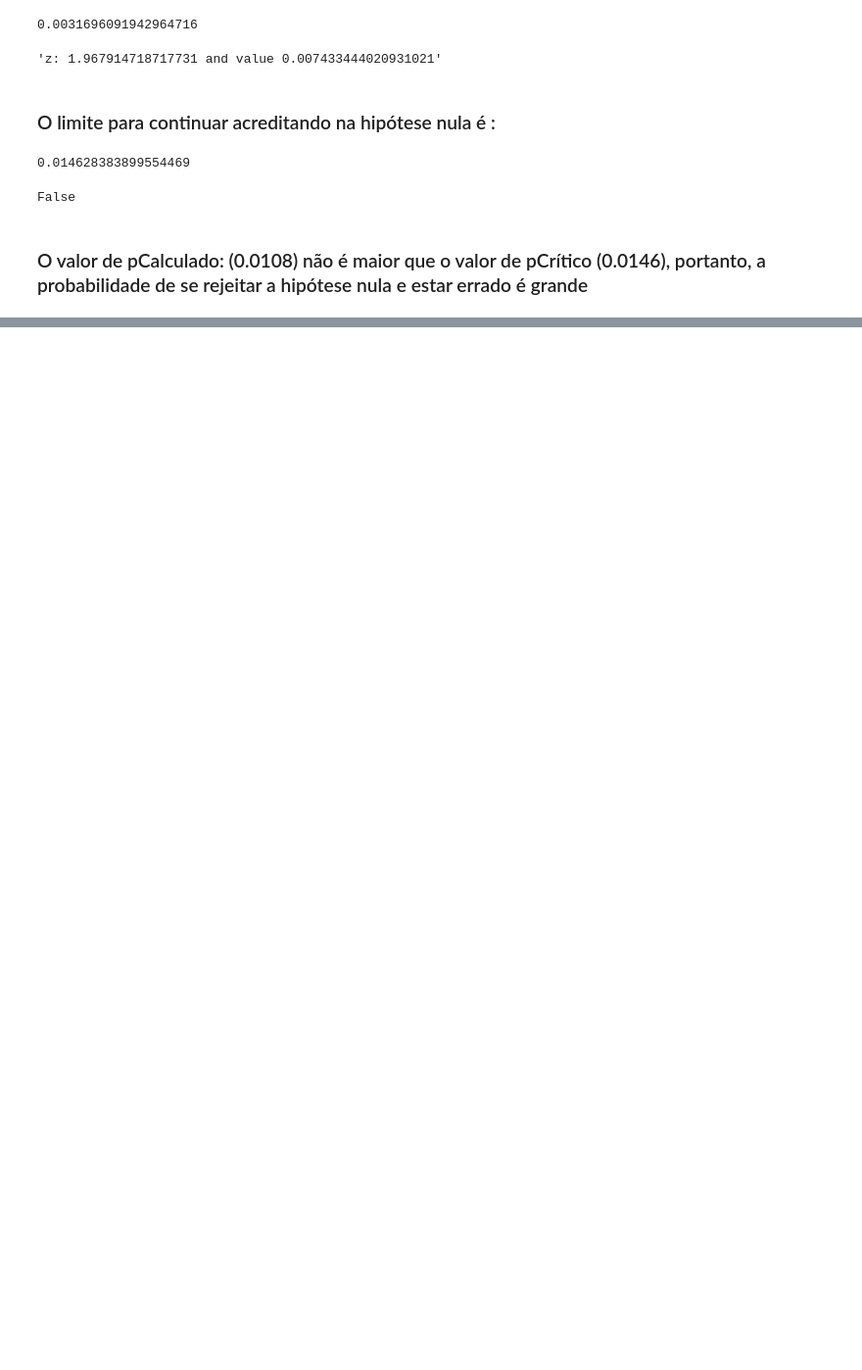
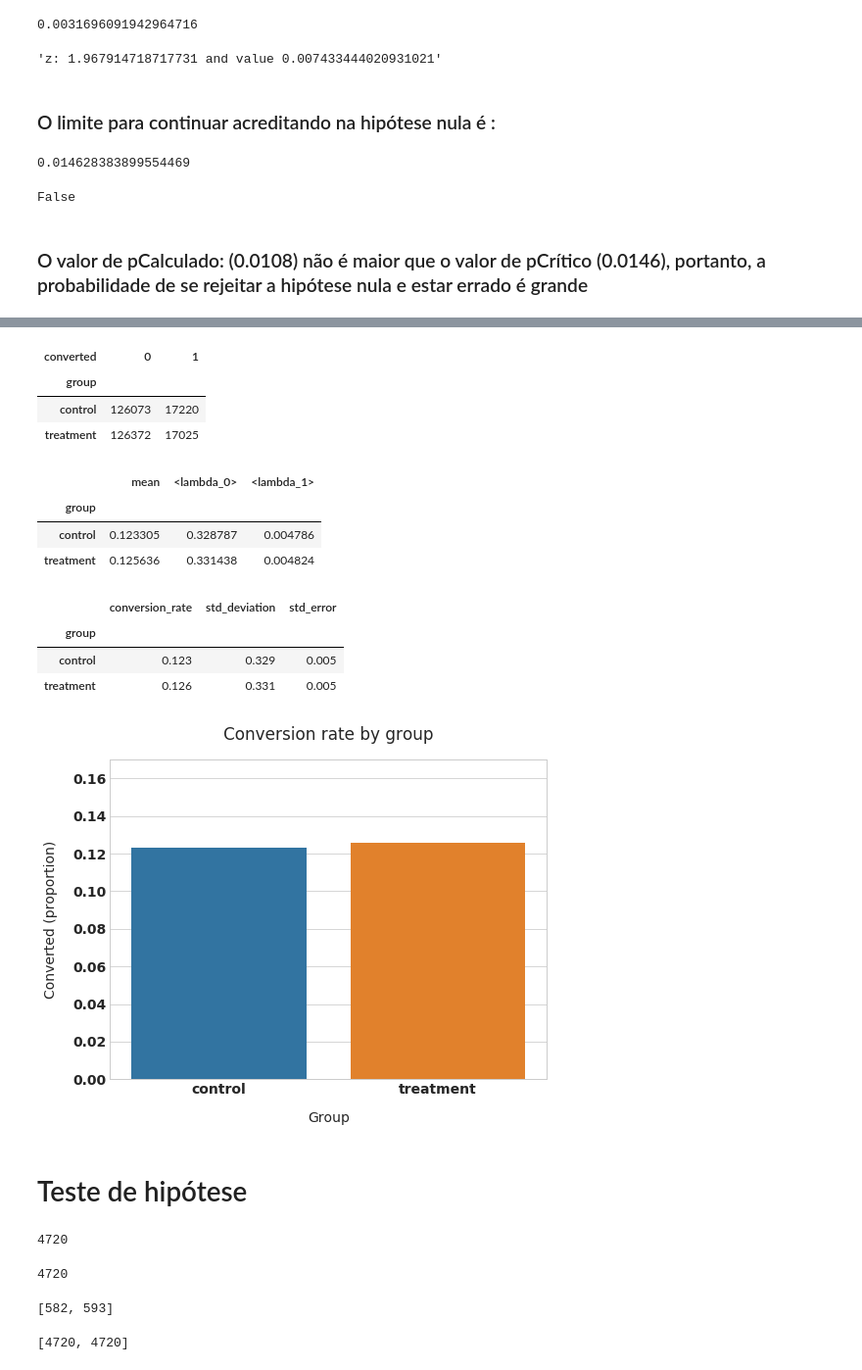
Before and after one commit to vitorpbarbosa7/Estudos_DS, a Jupyter notebook: TesteAB/TesteAB.ipynb, the cells around one changed output, grey strips where cells are left out. Shown: that part at 98% size. Cells and saved outputs as stored; diff of their text form; code cells hidden in the pictures; blank space fills up the shorter version.

Commit message:
calculated teste ab python

```diff
--- a/TesteAB/TesteAB.ipynb
+++ b/TesteAB/TesteAB.ipynb
@@ -66,0 +179,5 @@ md("### O valor de pCalculado: ({}) não é maior que o valor de pCrítico ({}),
+# %%
+session_counts = df['user_id'].value_counts(ascending=False)
+multi_users = session_counts[session_counts > 1].count()
+
+print(f'There are {multi_users} users that appear multiple times in the dataset')
@@ -66,0 +186,5 @@ md("### O valor de pCalculado: ({}) não é maior que o valor de pCrítico ({}),
+# %%
+users_to_drop = session_counts[session_counts > 1].index
+
+df = df[~df['user_id'].isin(users_to_drop)]
+print(f'The updated dataset now has {df.shape[0]} entries')
@@ -66,0 +193,7 @@ md("### O valor de pCalculado: ({}) não é maior que o valor de pCrítico ({}),
+# %%
+control_sample = df[df['group'] == 'control'].sample(n=required_n, random_state=22)
+treatment_sample = df[df['group'] == 'treatment'].sample(n=required_n, random_state=22)
+# %%
+ab_test = pd.concat([control_sample, treatment_sample], axis=0)
+ab_test.reset_index(drop=True, inplace=True)
+ab_test
@@ -66,0 +241,7 @@ md("### O valor de pCalculado: ({}) não é maior que o valor de pCrítico ({}),
+# %%
+pd.crosstab(df['group'], df['converted'])
+# %% [output]
+| converted | 0 | 1 |
+| group |  |  |
+| control | 126073 | 17220 |
+| treatment | 126372 | 17025 |
@@ -66,0 +256,49 @@ md("### O valor de pCalculado: ({}) não é maior que o valor de pCrítico ({}),
+# %%
+conversion_rates
+# %% [output]
+|  | mean | <lambda_0> | <lambda_1> |
+| group |  |  |  |
+| control | 0.123305 | 0.328787 | 0.004786 |
+| treatment | 0.125636 | 0.331438 | 0.004824 |
+# %%
+conversion_rates.columns = ['conversion_rate', 'std_deviation', 'std_error']
+
+
+conversion_rates.style.format('{:.3f}')
+# %% [output]
+|  | conversion_rate | std_deviation | std_error |
+| group |  |  |  |
+| control | 0.123 | 0.329 | 0.005 |
+| treatment | 0.126 | 0.331 | 0.005 |
+# %%
+plt.figure(figsize=(8,6))
+
+sns.barplot(x=ab_test['group'], y=ab_test['converted'], ci=False)
+
+plt.ylim(0, 0.17)
+plt.title('Conversion rate by group', pad=20)
+plt.xlabel('Group', labelpad=15)
+plt.ylabel('Converted (proportion)', labelpad=15);
+# %% [output]
+[figure, added]
+# %% [markdown]
+# Teste de hipótese
+# %%
+from statsmodels.stats.proportion import proportions_ztest, proportion_confint
+
+control_results = ab_test[ab_test['group'] == 'control']['converted']
+
+treatment_results = ab_test[ab_test['group'] == 'treatment']['converted']
+
+n_con = control_results.count(); n_con
+n_treat = treatment_results.count(); n_treat
+# %% [output]
+4720
+4720
+# %%
+# Controle(J) - Tratamento(A)
+successes = [control_results.sum(), treatment_results.sum()]; successes
+nobs = [n_con, n_treat]; nobs
+# %% [output]
+[582, 593]
+[4720, 4720]
```
Also changed, not shown: parts of 45 cells of this notebook, 2 other files.
